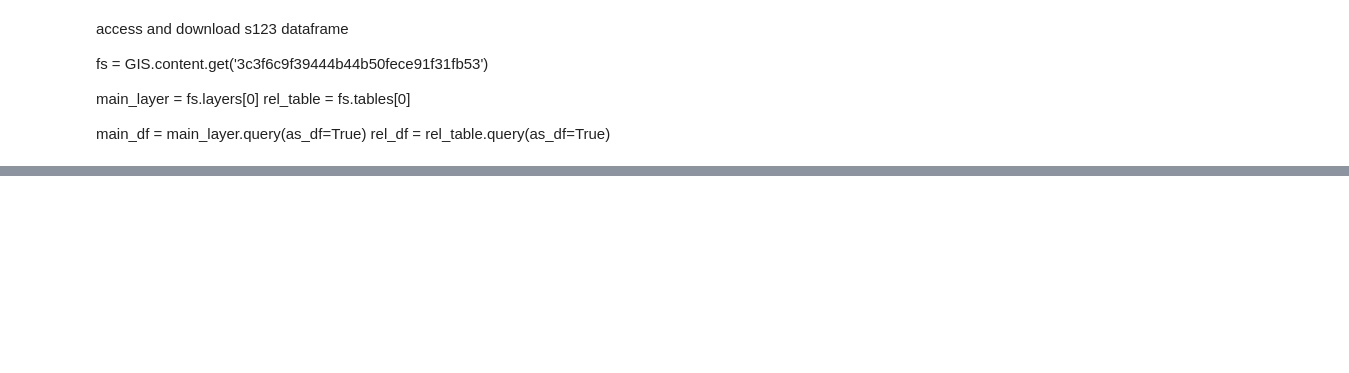
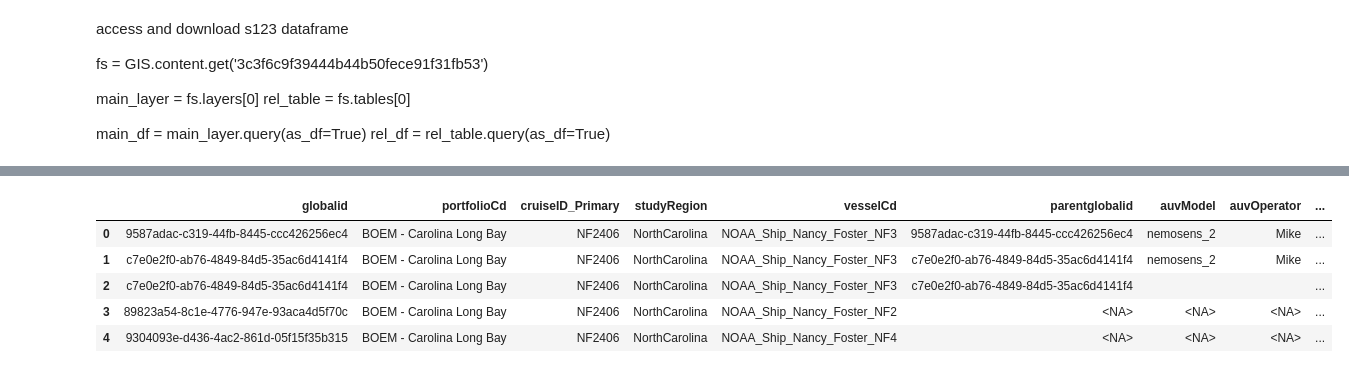
Before and after one commit to Mike-Bollinger/VehicleTools, a Jupyter notebook: Survey123toSmartsheetLogs.ipynb, the cells around one changed output, grey strips where cells are left out. Saved outputs shown, nothing was run; the diff lists cells and outputs as text; code cells hidden in the pictures; blank space fills up the shorter version.

```diff
--- a/Survey123toSmartsheetLogs.ipynb
+++ b/Survey123toSmartsheetLogs.ipynb
@@ -89,0 +42,15 @@ Repeat survey data keys: dict_keys([])
+# %%
+import pandas as pd
+# Survey123 Configuration
+
+#access and save layers from AGOL
+s123_cruise = gis.content.get('00d6b4deec944f3992c7a6ce016f3a7d').layers[0] #NCCOS UMS database cruise level layer, point
+s123_auv = gis.content.get('00d6b4deec944f3992c7a6ce016f3a7d').layers[1] #NCCOS UMS AUV database point layer
+s123_rov = gis.content.get('00d6b4deec944f3992c7a6ce016f3a7d').layers[2] #NCCOS UMS ROV database point layer
+s123_dc = gis.content.get('00d6b4deec944f3992c7a6ce016f3a7d').layers[3] #NCCOS UMS Drop Camera database point layer
+
+#convert to databases
+s123_cruise_dbf = pd.DataFrame(s123_cruise.query().sdf)
+s123_auv_dbf = pd.DataFrame(s123_auv.query().sdf)
+s123_rov_dbf = pd.DataFrame(s123_rov.query().sdf)
+s123_dc_dbf = pd.DataFrame(s123_dc.query().sdf)
@@ -89,0 +67,3 @@ Repeat survey data keys: dict_keys([])
+# %%
+s123_cruise_dbf_sub = s123_cruise_dbf.loc[:,("globalid","portfolioCd","cruiseID_Primary","studyRegion","vesselCd")]
+s123_cruise_dbf_sub.head()
@@ -89,0 +77,23 @@ Repeat survey data keys: dict_keys([])
+# %%
+s123_auv_dbf_sub = s123_auv_dbf.loc[:,("parentglobalid","auvModel","auvOperator","auvMissComplete","auvDplyDate","auvID","auvDplySiteID","auvDplyTime","SHAPE","auvRetrievalEndTime","auvDplyNotes")]
+s123_rov_dbf_sub = s123_rov_dbf.loc[:,("parentglobalid","rovModel","rovPilot","rovTetherer","rovDplyDate","rovID","rovDplySiteID","rovDplyTime","SHAPE","rovDplyEndTime","rovDplyNotes")]
+s123_dc_dbf_sub = s123_dc_dbf.loc[:,("parentglobalid","dcCam1","dcPilot","dcTetherer","dcDplyDate","dcID","dcDplyDate","dcDplyTime","SHAPE","dcDplyEndTime","dcDplyNotes")]
+
+s123_auv_dbf_sub = s123_auv_dbf_sub.reset_index(drop=True)
+s123_rov_dbf_sub = s123_rov_dbf_sub.reset_index(drop=True)
+s123_dc_dbf_sub = s123_dc_dbf_sub.reset_index(drop=True)
+
+
+s123_auv_dbf_merged = pd.merge(s123_cruise_dbf_sub,s123_auv_dbf_sub, left_on='globalid', right_on='parentglobalid',how='outer')
+s123_rov_dbf_merged = pd.merge(s123_cruise_dbf_sub,s123_rov_dbf_sub, left_on='globalid', right_on='parentglobalid',how='outer')
+s123_dc_dbf_merged = pd.merge(s123_cruise_dbf_sub,s123_dc_dbf_sub, left_on='globalid', right_on='parentglobalid',how='outer')
+# %%
+s12
+s123_auv_dbf_merged.head()
+# %% [output]
+|  | globalid | portfolioCd | cruiseID_Primary | studyRegion | vesselCd | parentglobalid | auvModel | auvOperator | ... |
+| 0 | 9587adac-c319-44fb-8445-ccc426256ec4 | BOEM - Carolina Long Bay | NF2406 | NorthCarolina | NOAA_Ship_Nancy_Foster_NF3 | 9587adac-c319-44fb-8445-ccc426256ec4 | nemosens_2 | Mike | ... |
+| 1 | c7e0e2f0-ab76-4849-84d5-35ac6d4141f4 | BOEM - Carolina Long Bay | NF2406 | NorthCarolina | NOAA_Ship_Nancy_Foster_NF3 | c7e0e2f0-ab76-4849-84d5-35ac6d4141f4 | nemosens_2 | Mike | ... |
+| 2 | c7e0e2f0-ab76-4849-84d5-35ac6d4141f4 | BOEM - Carolina Long Bay | NF2406 | NorthCarolina | NOAA_Ship_Nancy_Foster_NF3 | c7e0e2f0-ab76-4849-84d5-35ac6d4141f4 |  |  | ... |
+| 3 | 89823a54-8c1e-4776-947e-93aca4d5f70c | BOEM - Carolina Long Bay | NF2406 | NorthCarolina | NOAA_Ship_Nancy_Foster_NF2 | <NA> | <NA> | <NA> | ... |
+| 4 | 9304093e-d436-4ac2-861d-05f15f35b315 | BOEM - Carolina Long Bay | NF2406 | NorthCarolina | NOAA_Ship_Nancy_Foster_NF4 | <NA> | <NA> | <NA> | ... |
```
Also changed, not shown: parts of 12 cells of this notebook, 1 other file.
